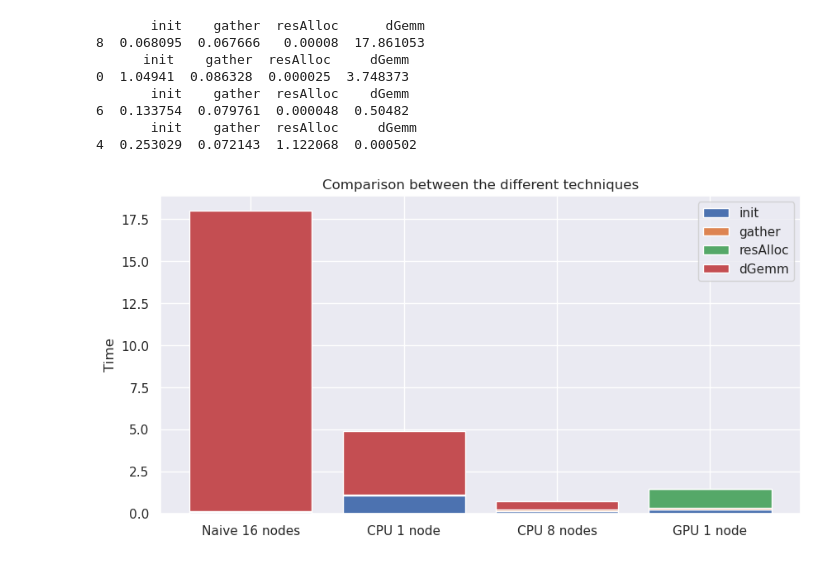
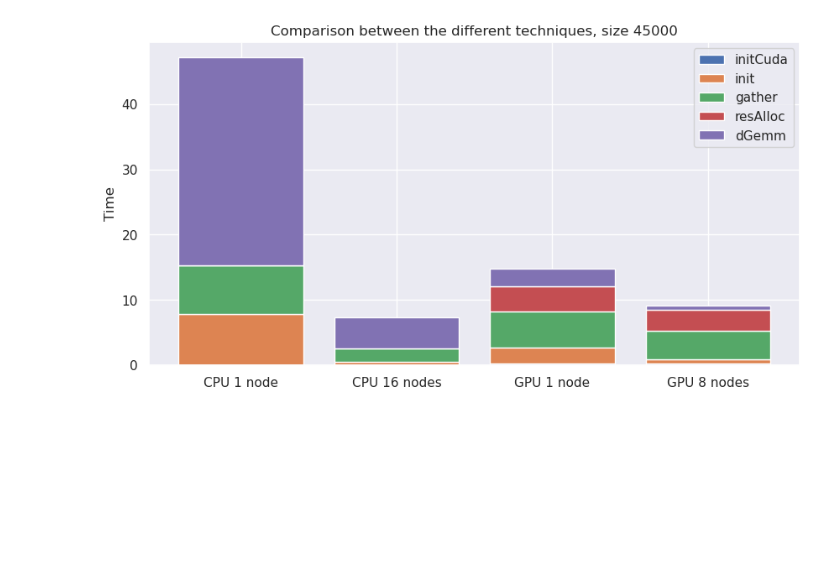
Before and after one commit to DavideRossi1/AdvancedHPC-Project, a Jupyter notebook: Distributed_MatMul/data/plots.ipynb, the cells around one changed output. Drawn from its saved outputs; the diff is of its cells as text; code cells hidden in the pictures; blank space fills up the shorter version.

```diff
--- a/Distributed_MatMul/data/plots.ipynb
+++ b/Distributed_MatMul/data/plots.ipynb
@@ -85,47 +85,42 @@ plotDataStackBar("naive"+size+".csv", 1, "Naive, size "+size+"x"+size, colsToUse
 # %%
 def read_data(files, cols_to_use):
     data_frames = []
     for file in files:
         df = pd.read_csv(file, usecols=cols_to_use, header=0, sep=";")
         data_frames.append(df)
     return data_frames
 
 def plot_stack_bar(data_frames, titles):
     fig, ax = plt.subplots(1, 1)
     fig.set_figheight(5)
     fig.set_figwidth(10)
-    dataNaive16 = data_frames[0].loc[8].to_frame().T
-    datacpu1 = data_frames[1].loc[0].to_frame().T
-    datacpu16 = data_frames[1].loc[6].to_frame().T
-    datagpu1 = data_frames[2].loc[4].to_frame().T
-    dfs = [dataNaive16, datacpu1, datacpu16, datagpu1]
-    for d in dfs:
-        print(d)
+    #dataNaive1 = data_frames[0].loc[0].to_frame().T
+    #dataNaive16 = data_frames[0].loc[8].to_frame().T
+    datacpu1 = data_frames[0].loc[0].to_frame().T
+    datacpu16 = data_frames[0].loc[8].to_frame().T
+    datagpu1 = data_frames[1].loc[4].to_frame().T
+    datagpu8 = data_frames[1].loc[8].to_frame().T
+    dfs = [ datacpu1, datacpu16, datagpu1, datagpu8]
+    # for d in dfs:
+    #     print(d)
     combined_df = pd.concat(dfs, ignore_index=True)
-    x_ticks = np.arange(4)
+    x_ticks = np.arange(len(dfs))
     bottom = np.zeros(combined_df.shape[0])
     for col in combined_df.columns:
         ax.bar(x_ticks, combined_df[col], bottom=bottom, width=0.8, label=col)
         bottom += combined_df[col]
     ax.set_xticks(x_ticks)
     ax.set_xticklabels(titles)
     ax.set_ylabel("Time")
-    ax.set_title("Comparison between the different techniques")
+    ax.set_title("Comparison between the different techniques, size 45000")
     ax.legend(loc='upper right')
     plt.show()
 
-files = ['naive5000.csv', 'cpu5000.csv', 'gpu5000.csv']
-cols_to_use = ["init", "gather","resAlloc", "dGemm"]
-titles = ['Naive 16 nodes', 'CPU 1 node', 'CPU 8 nodes', 'GPU 1 node']
+size="45000"
+files = [ 'cpu'+size+'.csv', 'gpu'+size+'.csv']
+cols_to_use = ["initCuda", "init",  "gather", "resAlloc", "dGemm"]
+titles = [ 'CPU 1 node', 'CPU 16 nodes', 'GPU 1 node', 'GPU 8 nodes']
 
 plot_stack_bar(read_data(files, cols_to_use), titles)
 # %% [output]
-       init    gather  resAlloc      dGemm
-8  0.068095  0.067666   0.00008  17.861053
-      init    gather  resAlloc     dGemm
-0  1.04941  0.086328  0.000025  3.748373
-       init    gather  resAlloc    dGemm
-6  0.133754  0.079761  0.000048  0.50482
-       init    gather  resAlloc     dGemm
-4  0.253029  0.072143  1.122068  0.000502
-[figure, old version]
+[figure, new version]
```
Also changed, not shown: parts of 2 cells of this notebook, 28 other files.
